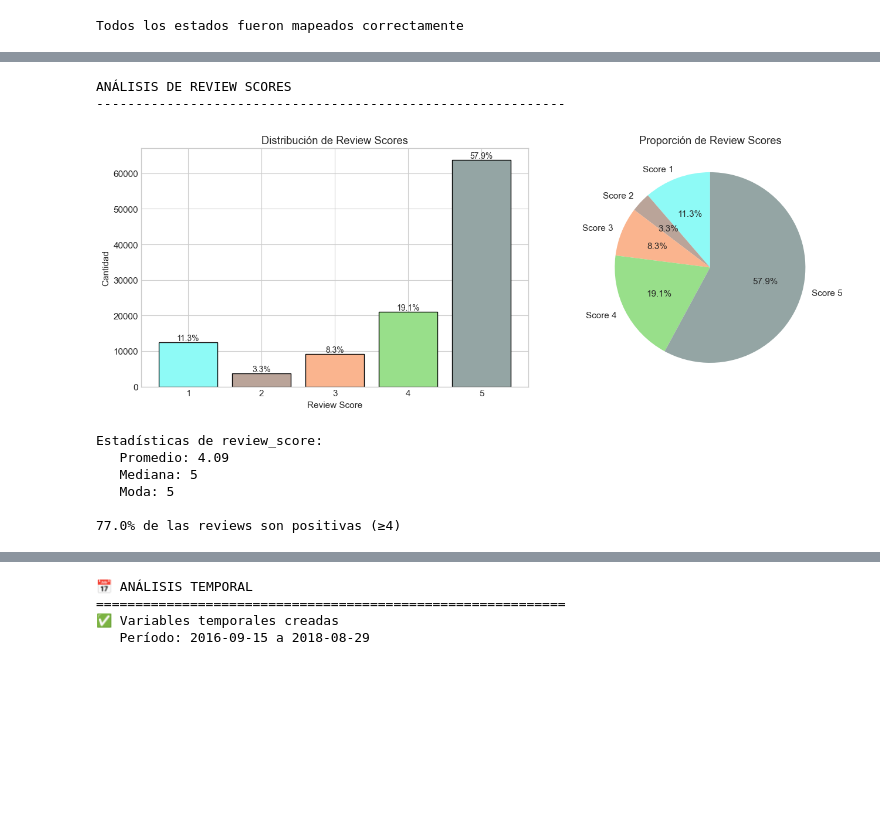
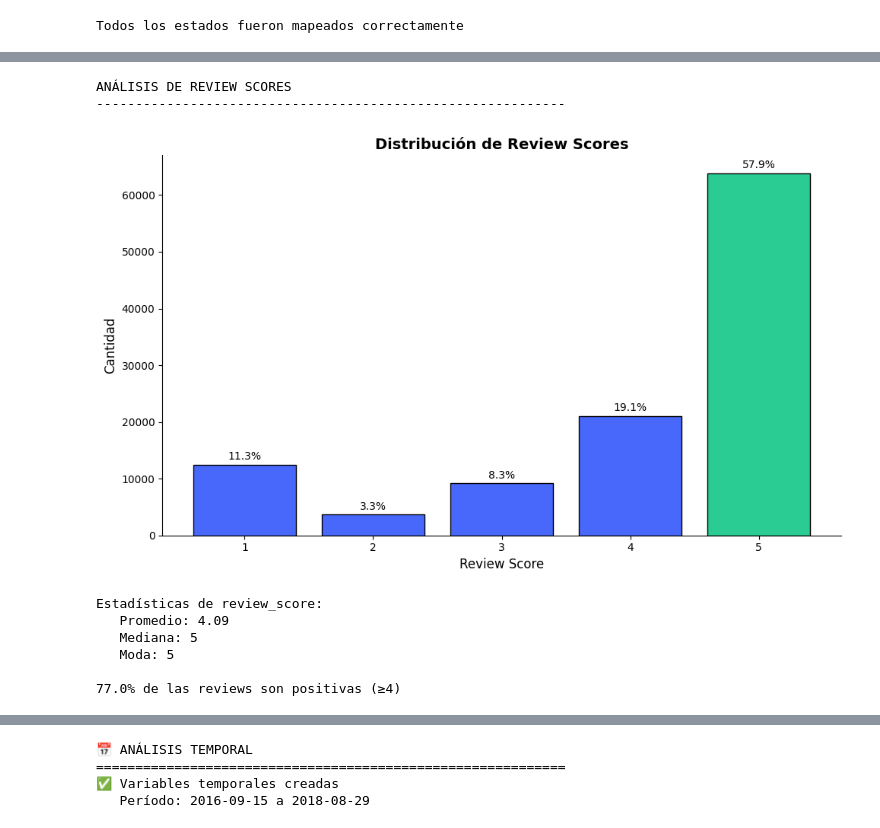
Before and after one commit to Mtobar23/PF_DSFT01, a Jupyter notebook: EDA_Olist.ipynb, the cells around one changed output, grey strips where cells are left out. Cells and saved outputs as stored; diff of their text form; code cells hidden in the pictures; blank space fills up the shorter version.

Commit message:
Ajuste de EDA_Olist.ipynb para corregir color en gráficas y añadir correlación

```diff
--- a/EDA_Olist.ipynb
+++ b/EDA_Olist.ipynb
@@ -306,38 +306,51 @@ Estadísticas de precio:
 # %%
 print("\nANÁLISIS DE REVIEW SCORES")
 print("-"*60)
 
-fig, axes = plt.subplots(1, 2, figsize=(14, 5))
 
+# 1. Preparación de datos
 review_counts = df['review_score'].value_counts().sort_index()
-colors = ['#8EFAF6', '#BAA499', '#FAB48E', '#98df8a', '#94A5A4']
-axes[0].bar(review_counts.index, review_counts.values, color=colors, edgecolor='black')
-axes[0].set_xlabel('Review Score')
-axes[0].set_ylabel('Cantidad')
-axes[0].set_title('Distribución de Review Scores')
-axes[0].set_xticks([1, 2, 3, 4, 5])
+max_score = review_counts.idxmax() # Identifica el score con mayor cantidad
 
+# 2. Definición de colores dinámicos
+# Turquesa #2bcb94 para el valor máximo, azul #4868fc para los demás
+colors = ['#2bcb94' if score == max_score else '#4868fc' for score in review_counts.index]
+
+# 3. Creación del gráfico
+plt.figure(figsize=(10, 6))
+bars = plt.bar(review_counts.index, review_counts.values, color=colors, edgecolor='black')
+
+# 4. Estética y etiquetas
+plt.xlabel('Review Score', fontsize=12)
+plt.ylabel('Cantidad', fontsize=12)
+plt.title('Distribución de Review Scores', fontsize=14, fontweight='bold')
+plt.xticks([1, 2, 3, 4, 5])
+
+# Añadir etiquetas de porcentaje sobre las barras
 total = len(df)
-for i, (score, count) in enumerate(review_counts.items()):
-    pct = count / total * 100
-    axes[0].annotate(f'{pct:.1f}%', xy=(score, count), ha='center', va='bottom', fontsize=10)
+for bar in bars:
+    height = bar.get_height()
+    pct = (height / total) * 100
+    plt.text(bar.get_x() + bar.get_width()/2., height + 500,
+             f'{pct:.1f}%', ha='center', va='bottom', fontsize=10)
 
-axes[1].pie(review_counts.values, labels=[f'Score {int(s)}' for s in review_counts.index],
-            autopct='%1.1f%%', colors=colors, startangle=90)
-axes[1].set_title('Proporción de Review Scores')
+# Limpiar bordes innecesarios
+plt.gca().spines['top'].set_visible(False)
+plt.gca().spines['right'].set_visible(False)
 
 plt.tight_layout()
 plt.show()
 
+# 5. Impresión de estadísticas
 print(f"\nEstadísticas de review_score:")
 print(f"   Promedio: {df['review_score'].mean():.2f}")
 print(f"   Mediana: {df['review_score'].median():.0f}")
 print(f"   Moda: {df['review_score'].mode()[0]:.0f}")
 print(f"\n{(df['review_score'] >= 4).sum()/len(df)*100:.1f}% de las reviews son positivas (≥4)")
 # %% [output]
 ANÁLISIS DE REVIEW SCORES
 ------------------------------------------------------------
-[figure, old version]
+[figure, new version]
 Estadísticas de review_score:
    Promedio: 4.09
    Mediana: 5
```
Also changed, not shown: parts of 18 cells of this notebook.
